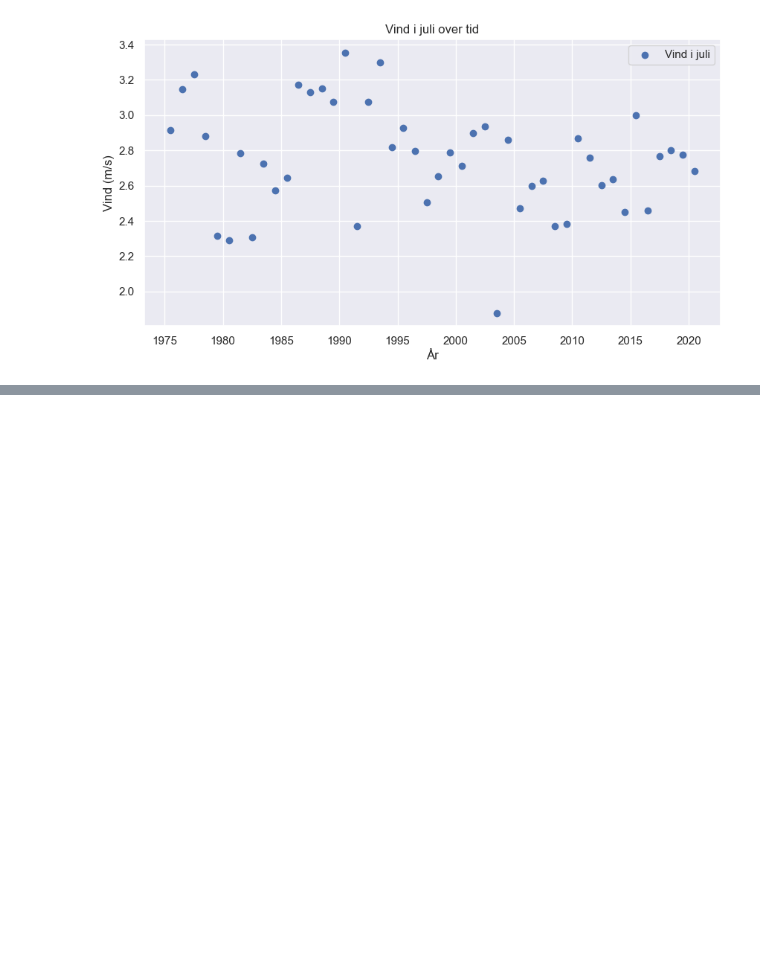
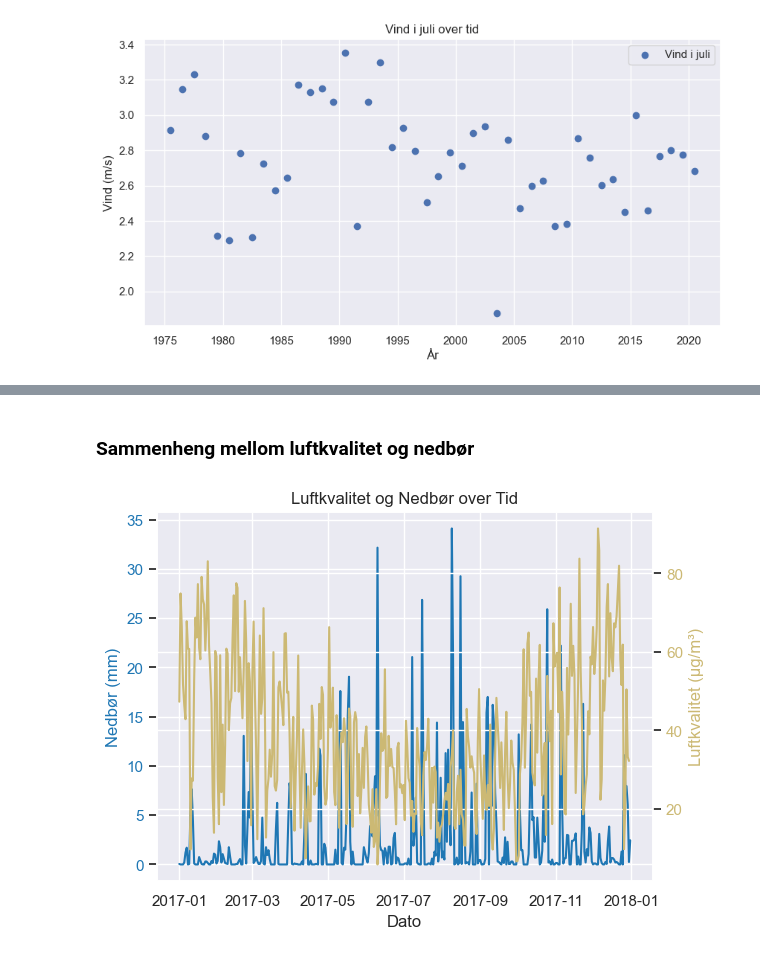
Before and after one commit to Annabrekka/Miljodataanalyse, a Jupyter notebook: notebooks/visualisering.ipynb, the cells around one changed output, grey strips where cells are left out. Cells and saved outputs as stored; diff of their text form; code cells hidden in the pictures; blank space fills up the shorter version.

```diff
--- a/notebooks/visualisering.ipynb
+++ b/notebooks/visualisering.ipynb
@@ -214,0 +568,39 @@ plt.show()
+# %% [markdown]
+### Sammenheng mellom luftkvalitet og nedbør
+# %%
+import pandas as pd
+import matplotlib.pyplot as plt
+
+# 1. Lese inn CSV-filen
+df_luftkvalitet = pd.read_csv("../data/daglig_gjennomsnitt_2017.csv")
+df_luftkvalitet["date"] = pd.to_datetime(df_luftkvalitet["Date"])
+
+df = pd.read_csv("../data/gjsnitt_data.csv")
+df["date"] = pd.to_datetime(df["date"])
+df_nedbor_2017 = df[
+    (df['date'].dt.year == 2017) &
+    (df['elementId'].str.contains("precipitation_amount"))
+]
+
+fig, ax1 = plt.subplots()
+
+# Primær y-akse (f.eks. temperatur)
+ax1.plot(df_nedbor_2017["date"], df_nedbor_2017["value"], color="tab:blue", label="Nedbør (mm)")
+ax1.set_ylabel("Nedbør (mm)", color="tab:blue")
+ax1.tick_params(axis='y', labelcolor="tab:blue")
+
+# Sekundær y-akse (f.eks. nedbør)
+ax2 = ax1.twinx()
+ax2.plot(df_luftkvalitet["date"], df_luftkvalitet["NO2"], color="y", label="Luftkvalitet (µg/m³)")
+ax2.set_ylabel("Luftkvalitet (µg/m³)", color="y")
+ax2.tick_params(axis='y', labelcolor="y")
+
+# Felles x-akse
+ax1.set_xlabel("Dato")
+
+# Tittel
+plt.title("Luftkvalitet og Nedbør over Tid")
+
+plt.show()
+# %% [output]
+[figure, added]
```
Also changed, not shown: parts of 30 cells of this notebook, 1 other file.
